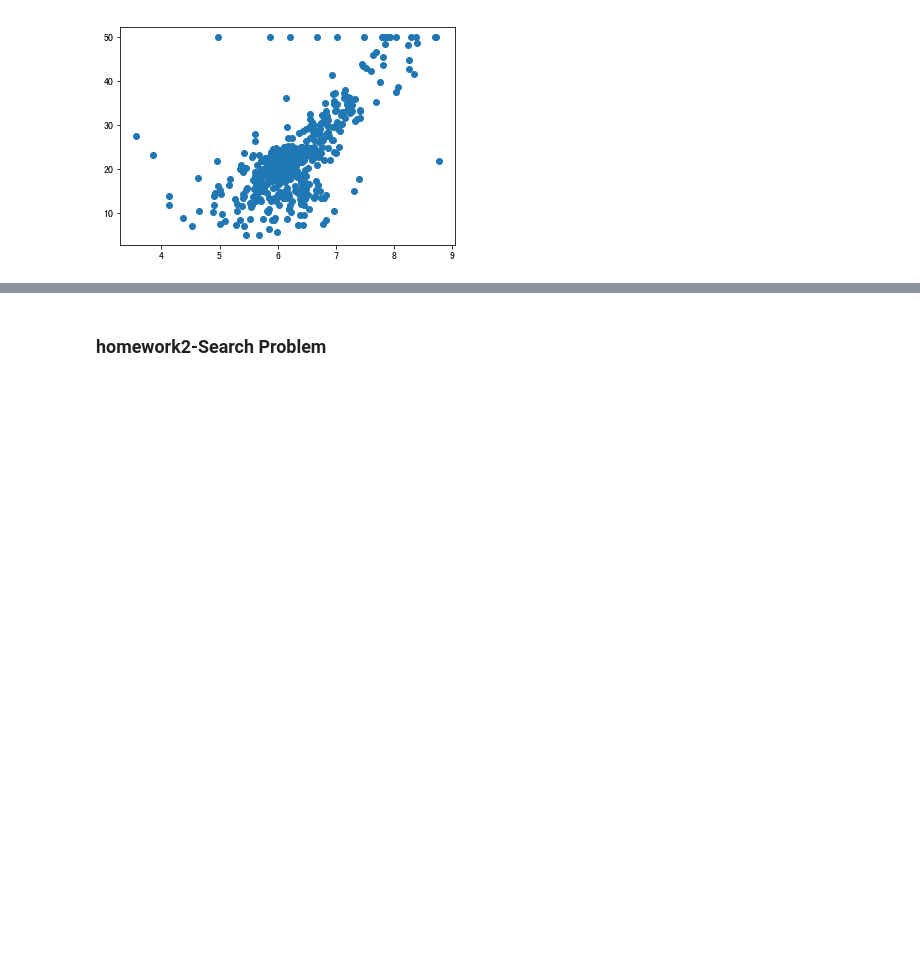
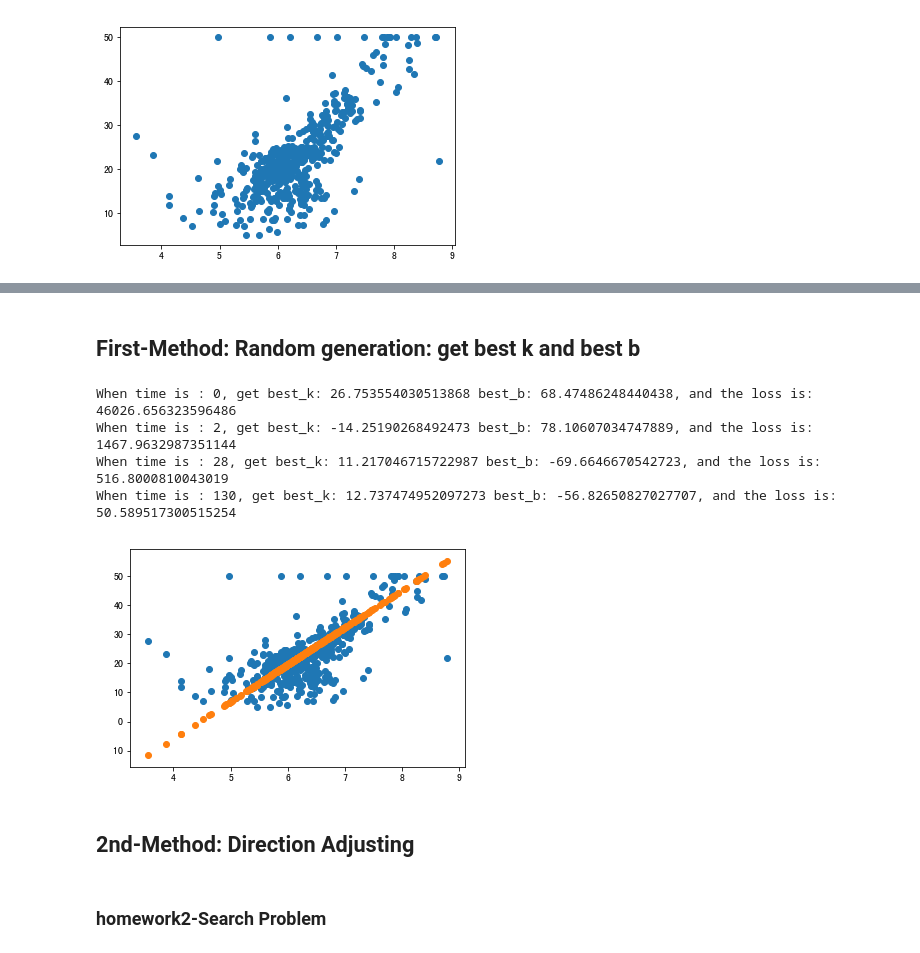
Before and after one commit to HenryBeWell/NLP_Course, a Jupyter notebook: lesson2_homework/code_review.ipynb, the cells around one changed output, grey strips where cells are left out. Cells and saved outputs as stored; diff of their text form; code cells hidden in the pictures; blank space fills up the shorter version.

```diff
--- a/lesson2_homework/code_review.ipynb
+++ b/lesson2_homework/code_review.ipynb
@@ -44,3 +140,36 @@ plt.scatter(X_rm, price_by_random_k_and_b)
+# %% [markdown]
+## First-Method: Random generation: get best k and best b
+# %%
+# 定义平方损失函数
+def variance_loss(y,y_hat):return sum((y-y_hat)**2)/len(y)
+
+# 定义平均损失函数
+def average_loss(y,y_hat):return sum(abs(y-y_hat))/len(y)
+
+def loss(X,y,round_times,loss_ploy=variance_loss):
+    # 定义最小损失函数--正无穷
+    min_loss = float('inf')
+    best_k, best_b = None, None
+    for i in range(round_times):
+        k = random.random() * 200 - 100
+        b = random.random() * 200 - 100
+        y_hat = price(X,k,b)
+        current_loss = loss_ploy(y,y_hat)
+        if current_loss  < min_loss:
+            min_loss = current_loss
+            best_k, best_b = k, b
+            print('When time is : {}, get best_k: {} best_b: {}, and the loss is: {}'.format(i, best_k, best_b, min_loss))
+    draw_rm_and_price()
+    plt.scatter(X, [price(r, best_k,best_b) for r in X_rm])
+loss(X=X_rm,y=y,round_times=2000,loss_ploy=variance_loss)
+# %% [output]
+When time is : 0, get best_k: 26.753554030513868 best_b: 68.47486248440438, and the loss is: 46026.656323596486
+When time is : 2, get best_k: -14.25190268492473 best_b: 78.10607034747889, and the loss is: 1467.9632987351144
+When time is : 28, get best_k: 11.217046715722987 best_b: -69.6646670542723, and the loss is: 516.8000810043019
+When time is : 130, get best_k: 12.737474952097273 best_b: -56.82650827027707, and the loss is: 50.589517300515254
+[figure, added]
+# %% [markdown]
+## 2nd-Method: Direction Adjusting
 # %% [markdown]
 ### homework2-Search Problem
 # %%
```
Also changed, not shown: parts of 9 cells of this notebook.
